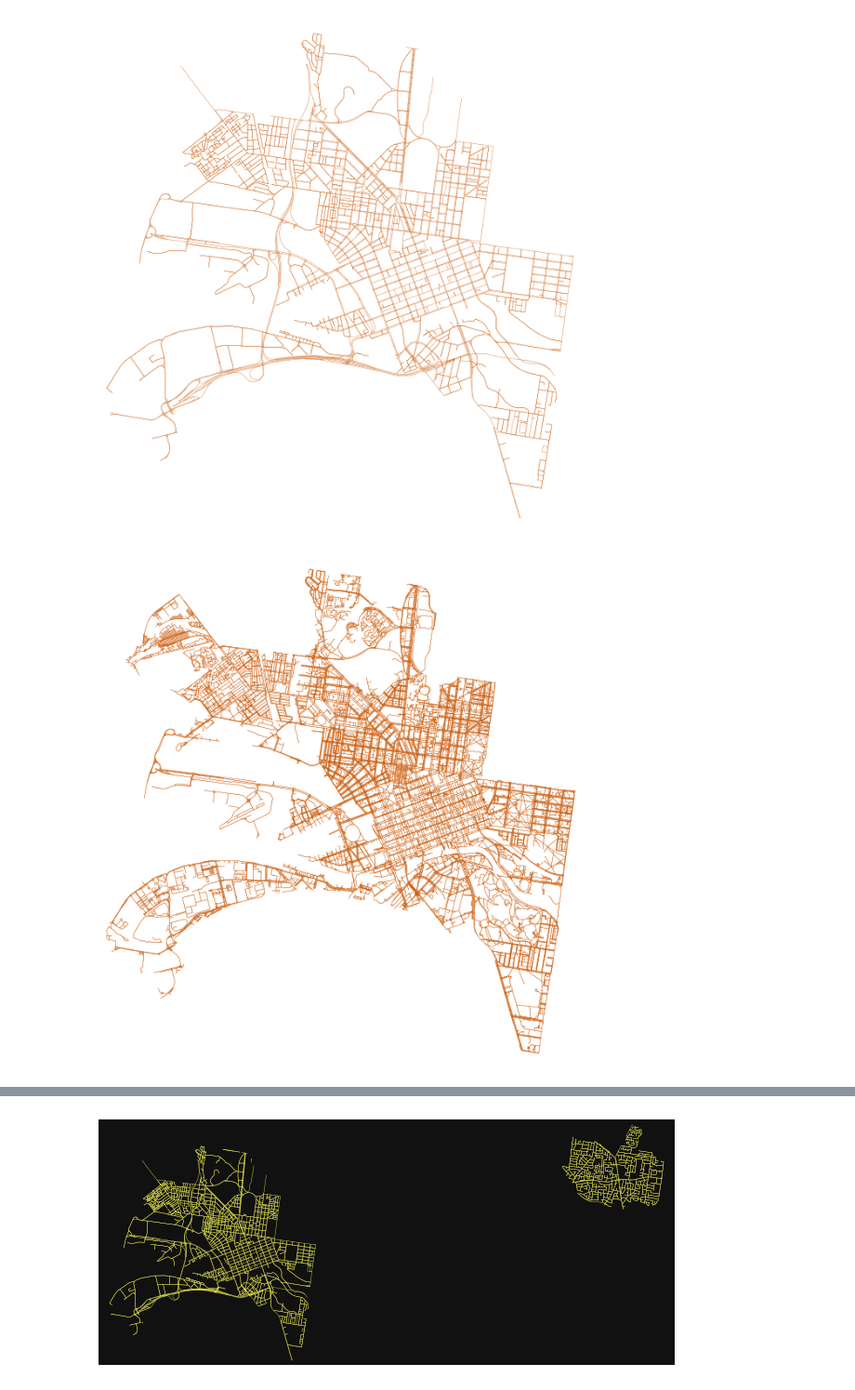
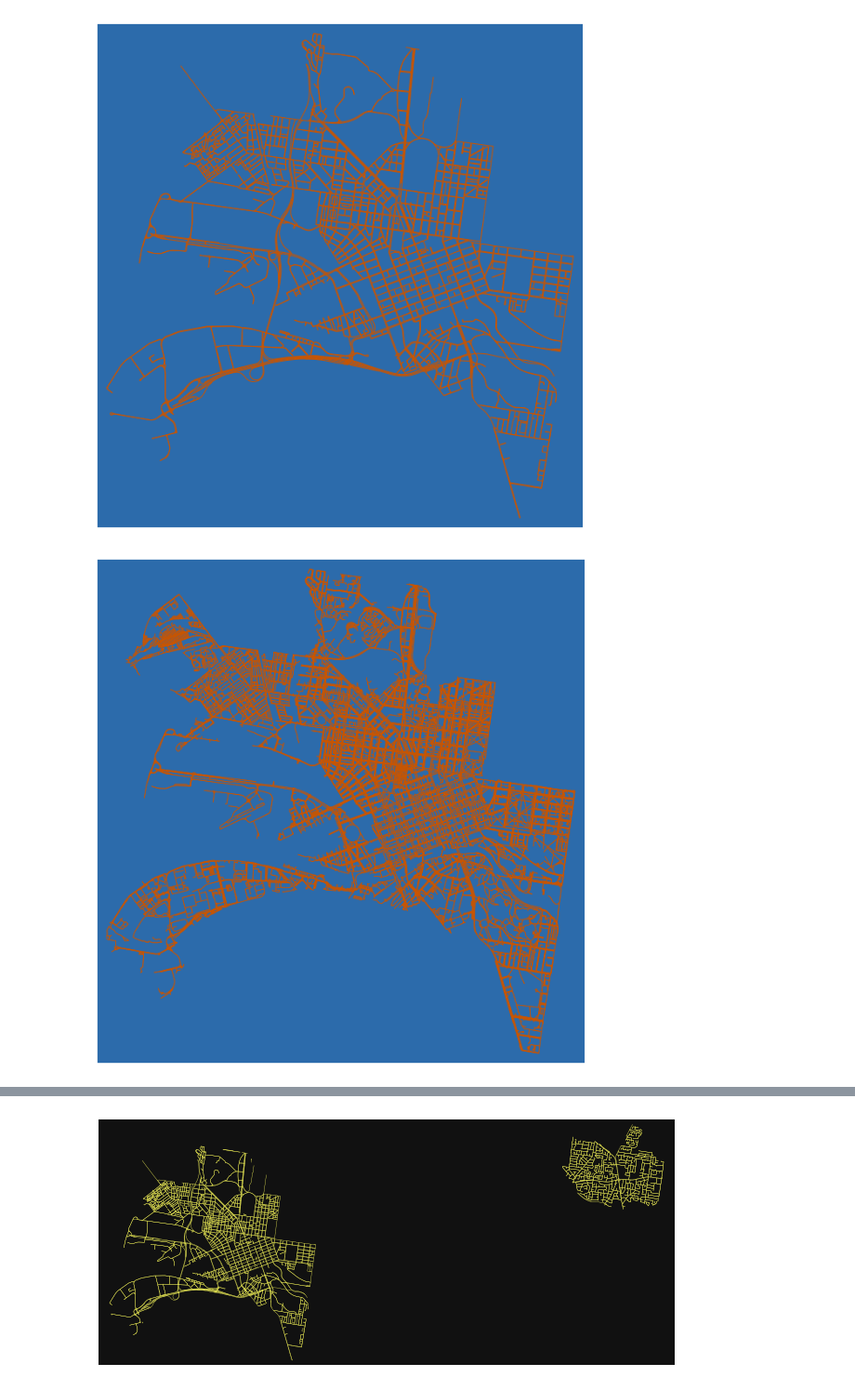
Before and after one commit to jtwevans/melbourne_mapping, a Jupyter notebook: osmnx.ipynb, the cells around one changed output, grey strips where cells are left out. Shown at 93% size. Drawn from its saved outputs; the diff is of its cells as text; code cells hidden in the pictures.

```diff
--- a/osmnx.ipynb
+++ b/osmnx.ipynb
@@ -8,23 +8,25 @@ weight_by_length = False
 # %%
 place_name = "City of Melbourne, Victoria, Australia"
 
 graph = ox.graph_from_place(place_name, network_type="drive")
 
-fig, ax = ox.plot_graph(graph, node_size=0, edge_color="#CC5500", edge_linewidth=0.25, bgcolor = 'white')
+fig, ax = ox.plot_graph(graph, node_size=0, edge_color="#CC5500", edge_linewidth=0.75, bgcolor = '#2c6bab', filepath="/Users/Jackson/mothersDay2025/output/melb_drive.png", save=True, show=False)
 
-plt.show()
+#plt.savefig('/Users/Jackson/mothersDay2025/output/melb_drive.png', bbox_inches='tight')
+#plt.show()
 # %% [output]
-[figure, old version]
+[figure, new version]
 # %%
 place_name = "City of Melbourne, Victoria, Australia"
 
 graph = ox.graph_from_place(place_name, network_type="walk")
 
-fig, ax = ox.plot_graph(graph, node_size=0, edge_color="#CC5500", edge_linewidth=0.25, bgcolor = 'white')
+fig, ax = ox.plot_graph(graph, node_size=0, edge_color="#CC5500", edge_linewidth=0.55, bgcolor = '#2c6bab', filepath="/Users/Jackson/mothersDay2025/output/melb_walk.png", save=True, show=False)
 
-plt.show()
+#plt.savefig('/Users/Jackson/mothersDay2025/output/melb_drive.png', bbox_inches='tight')
+#plt.show()
 # %% [output]
-[figure, old version]
+[figure, new version]
 # %%
 place_name = "Doncaster, Victoria, Australia"
 
```
Also changed, not shown: parts of 5 cells of this notebook.
